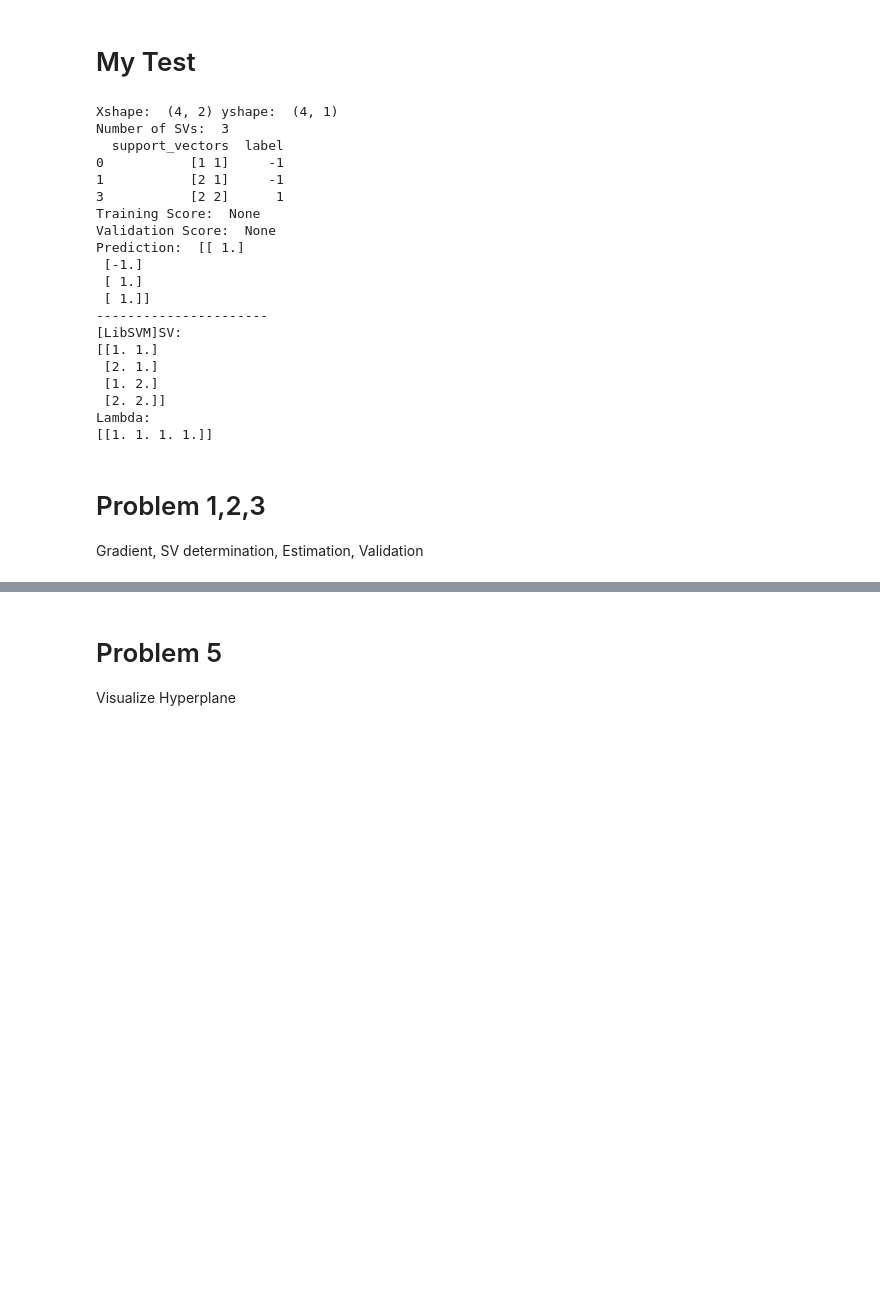
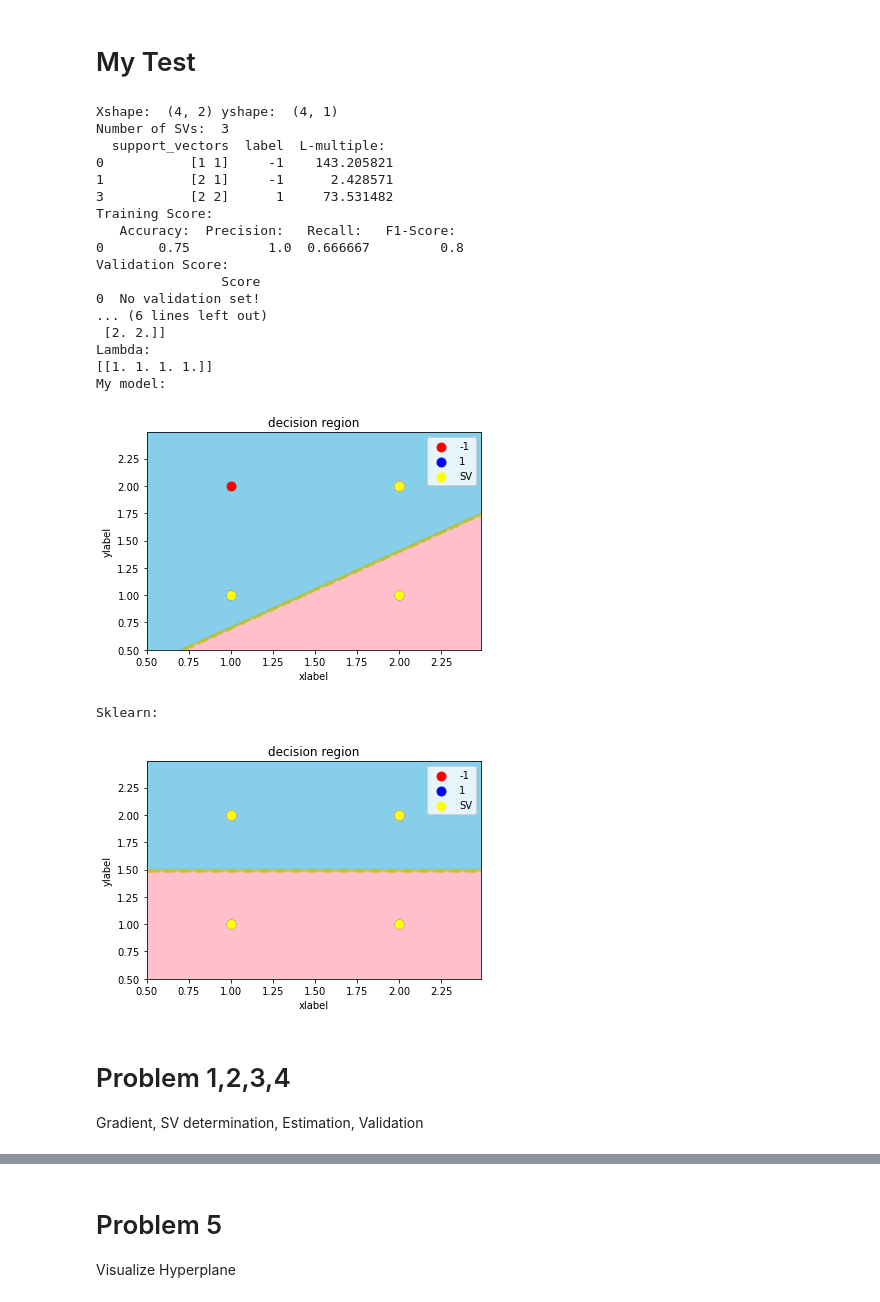
Before and after one commit to produdez/diveintocode-ml, a Jupyter notebook: Week 11/SVMScratch.ipynb, the cells around one changed output, grey strips where cells are left out. Saved outputs shown, nothing was run; the diff lists cells and outputs as text; code cells hidden in the pictures; blank space fills up the shorter version.

```diff
--- a/Week 11/SVMScratch.ipynb
+++ b/Week 11/SVMScratch.ipynb
@@ -137,48 +202,53 @@ class ScratchSVMClassifier():
 # %%
 # ! simple test!
 
 from sklearn.svm import SVC
-ssvm = ScratchSVMClassifier(1000,0.1,verbose = True,debug = False)
+ssvm = ScratchSVMClassifier(1000,0.1,verbose = True,debug = False, improved = True)
 x = np.array([[1,1],
     [2,1],
     [1,2],
     [2,2]])
 y = np.array([-1,-1,1,1])
 ssvm.fit(x,y)
-print('Prediction: ',ssvm.predict(x))
+print('Prediction: ',ssvm.predict(x).ravel())
 
 
 print('----------------------')
 svc = SVC(kernel = 'linear', max_iter = 1000, verbose = True, tol = 1e-5)
 svc.fit(x,y)
 svc.predict(x)
 print('SV: ')
 print (svc.support_vectors_)
 print('Lambda: ')
 print(np.abs(svc.dual_coef_))
+
+print('My model: ')
+decision_region(x,y,ssvm,target_names = ['-1', '1'])
+print('Sklearn: ')
+decision_region(x,y,svc, target_names = ['-1', '1'])
 # %% [output]
 Xshape:  (4, 2) yshape:  (4, 1)
 Number of SVs:  3
-  support_vectors  label
-0           [1 1]     -1
-1           [2 1]     -1
-3           [2 2]      1
-Training Score:  None
-Validation Score:  None
-Prediction:  [[ 1.]
- [-1.]
- [ 1.]
- [ 1.]]
-----------------------
-[LibSVM]SV:
-[[1. 1.]
- [2. 1.]
- [1. 2.]
+  support_vectors  label  L-multiple:
+0           [1 1]     -1    143.205821
+1           [2 1]     -1      2.428571
+3           [2 2]      1     73.531482
+Training Score:
+   Accuracy:  Precision:   Recall:   F1-Score:
+0       0.75          1.0  0.666667         0.8
+Validation Score:
+                Score
+0  No validation set!
+... (6 lines left out)
  [2. 2.]]
 Lambda:
 [[1. 1. 1. 1.]]
+My model:
+[figure, added]
+Sklearn:
+[figure, added]
 # %% [markdown]
-# Problem 1,2,3
+# Problem 1,2,3,4
 Gradient, SV determination, Estimation, Validation
 # %%
 # Simple dataset:
```
Also changed, not shown: parts of 14 cells of this notebook.
